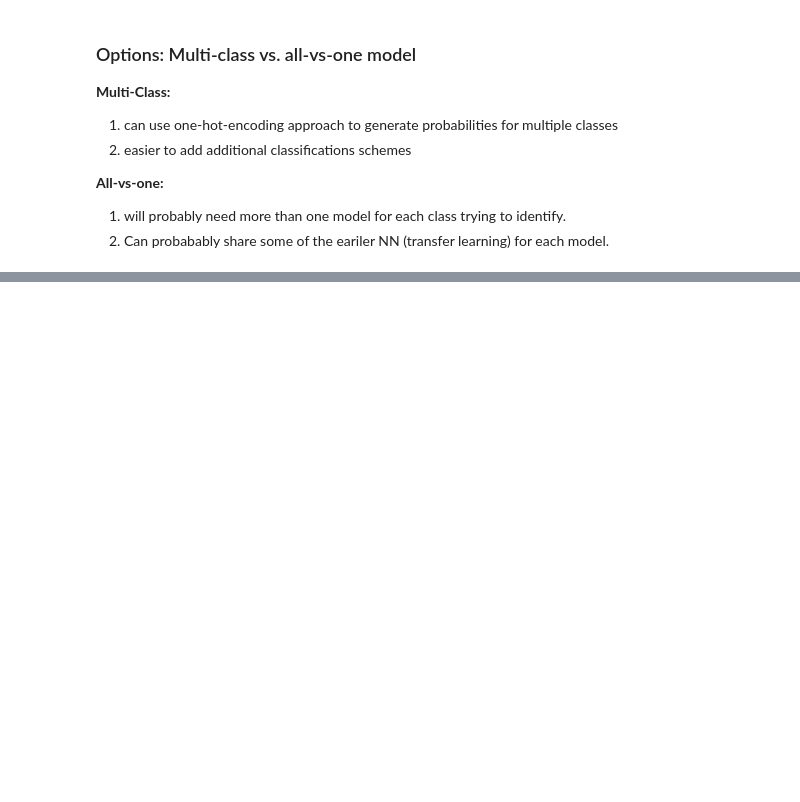
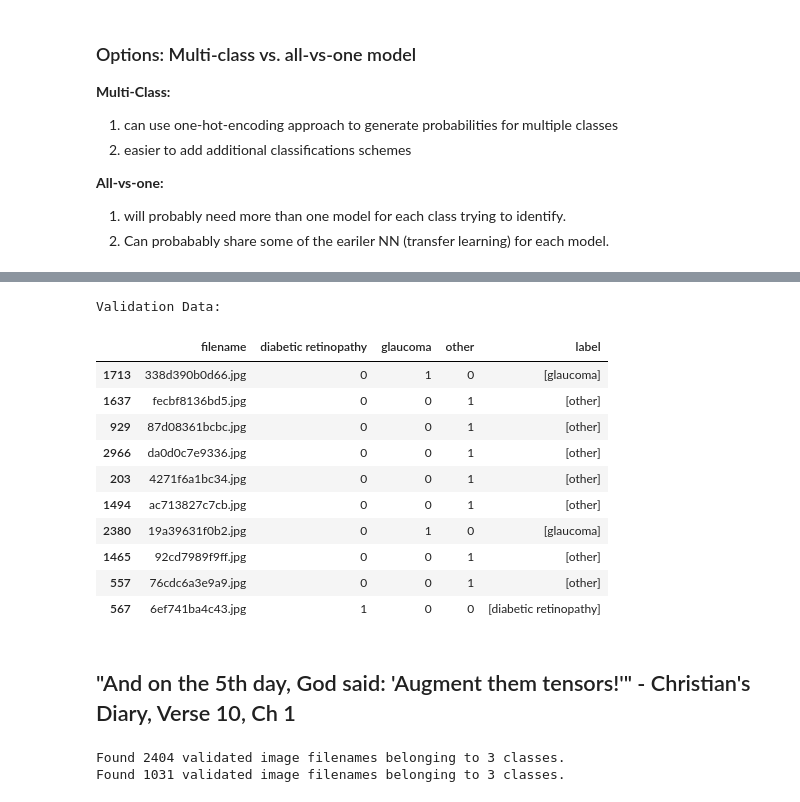
Before and after one commit to ChristianSAW/Fourthbrain, a Jupyter notebook: midterms/ML_for_Computer_Vision.ipynb, the cells around one changed output, grey strips where cells are left out. Saved outputs shown, nothing was run; the diff lists cells and outputs as text; code cells hidden in the pictures; blank space fills up the shorter version.

```diff
--- a/midterms/ML_for_Computer_Vision.ipynb
+++ b/midterms/ML_for_Computer_Vision.ipynb
@@ -273,0 +389,18 @@ train_data, validation_data = train_test_split(data, test_size=0.3, random_state
+# %%
+print("Validation Data:")
+validation_data.head(10)
+# %% [output]
+Validation Data:
+|  | filename | diabetic retinopathy | glaucoma | other | label |
+| 1713 | 338d390b0d66.jpg | 0 | 1 | 0 | [glaucoma] |
+| 1637 | fecbf8136bd5.jpg | 0 | 0 | 1 | [other] |
+| 929 | 87d08361bcbc.jpg | 0 | 0 | 1 | [other] |
+| 2966 | da0d0c7e9336.jpg | 0 | 0 | 1 | [other] |
+| 203 | 4271f6a1bc34.jpg | 0 | 0 | 1 | [other] |
+| 1494 | ac713827c7cb.jpg | 0 | 0 | 1 | [other] |
+| 2380 | 19a39631f0b2.jpg | 0 | 1 | 0 | [glaucoma] |
+| 1465 | 92cd7989f9ff.jpg | 0 | 0 | 1 | [other] |
+| 557 | 76cdc6a3e9a9.jpg | 0 | 0 | 1 | [other] |
+| 567 | 6ef741ba4c43.jpg | 1 | 0 | 0 | [diabetic retinopathy] |
+# %% [markdown]
+## "And on the 5th day, God said: 'Augment them tensors!'" - Christian's Diary, Verse 10, Ch 1
@@ -273,0 +411,23 @@ train_data, validation_data = train_test_split(data, test_size=0.3, random_state
+# %%
+# augment tensors
+train_gen = train_datagen.flow_from_dataframe(dataframe=train_data,
+                                              directory=TRAIN_IMAGE_DIR,
+                                              x_col="filename",
+                                              y_col="label",
+                                              class_mode="categorical",
+                                              target_size=(
+                                                  IMAGE_SIZE, IMAGE_SIZE),
+                                              batch_size=BATCH_SIZE)
+
+validation_gen = train_datagen.flow_from_dataframe(dataframe=validation_data,
+                                            directory=TRAIN_IMAGE_DIR,
+                                            x_col="filename",
+                                            y_col="label",
+                                            class_mode="categorical",
+                                            shuffle=False,
+                                            target_size=(
+                                                IMAGE_SIZE, IMAGE_SIZE),
+                                            batch_size=BATCH_SIZE)
+# %% [output]
+Found 2404 validated image filenames belonging to 3 classes.
+Found 1031 validated image filenames belonging to 3 classes.
```
Also changed, not shown: parts of 55 cells of this notebook, 1 other file.
